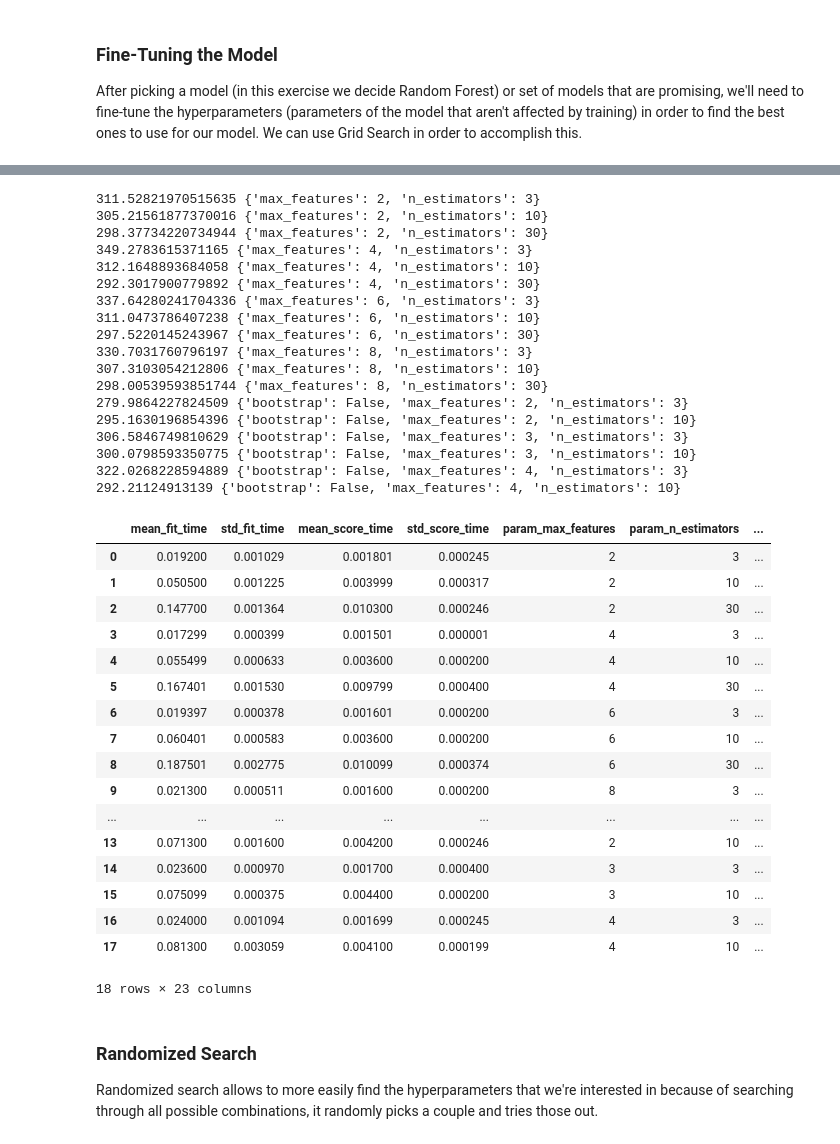
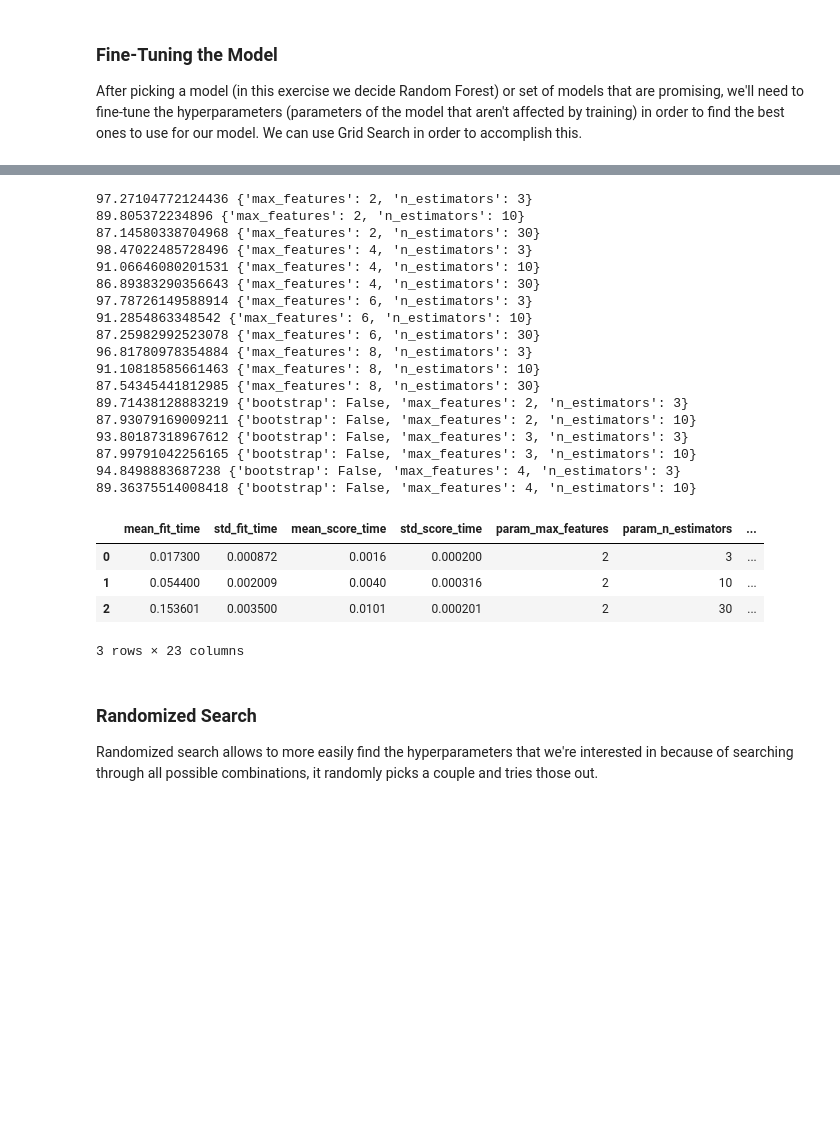
Before and after one commit to luiveldel/DataScientistCertificate--HousePricing, a Jupyter notebook: House Price Prediction Linear Regression.ipynb, the cells around one changed output, grey strips where cells are left out. Drawn from its saved outputs; the diff is of its cells as text; code cells hidden in the pictures; blank space fills up the shorter version.

```diff
--- a/House Price Prediction Linear Regression.ipynb
+++ b/House Price Prediction Linear Regression.ipynb
@@ -283,7 +280,7 @@ def preprocess(data):
 
   return ml_input_data
 # %%
-train_set, test_set, train_labels, test_labels, train, test = split_train_test(house_df)
+train_set, test_set, train_labels, test_labels, train, test, features = split_train_test(house_df)
 
 train_data = preprocess(train)
 test_data = preprocess(test)
@@ -345,3 +306,0 @@ Standard Deviation: 28673.0 and Mean: 9673.0
-# %%
-tree_reg = DecisionTreeRegressor(random_state=42)
-tree_reg.fit(train_data, train_labels)
@@ -376,3 +346,0 @@ Bunch of Decission Tree regressor. One of after another. True ML model.
-# %%
-forest_reg = RandomForestRegressor(n_estimators=100, random_state=42)
-forest_reg.fit(train_data, train_labels)
@@ -443,7 +393,7 @@ param_grid = [
 
 forest_reg = RandomForestRegressor(random_state=42)
 # train across 5 folds, that's a total of (12+6)*5=90 rounds of training
-grid_search = GridSearchCV(forest_reg, param_grid, cv=5, scoring='neg_mean_squared_error', return_train_score=True)
+grid_search = GridSearchCV(forest_reg, param_grid, cv=5, scoring='neg_mean_absolute_error', return_train_score=True)
 grid_search.fit(train_data, train_labels)
 # %% [output]
 GridSearchCV(cv=5, estimator=RandomForestRegressor(random_state=42),
@@ -464,47 +413,34 @@ RandomForestRegressor(bootstrap=False, max_features=2, n_estimators=3,
 # %%
 cvres = grid_search.cv_results_
 for mean_score, params in zip(cvres["mean_test_score"], cvres["params"]):
-    print(np.sqrt(-mean_score), params)
+    print(-mean_score, params)
 # %% [output]
-311.52821970515635 {'max_features': 2, 'n_estimators': 3}
-305.21561877370016 {'max_features': 2, 'n_estimators': 10}
-298.37734220734944 {'max_features': 2, 'n_estimators': 30}
-349.2783615371165 {'max_features': 4, 'n_estimators': 3}
-312.1648893684058 {'max_features': 4, 'n_estimators': 10}
-292.3017900779892 {'max_features': 4, 'n_estimators': 30}
-337.64280241704336 {'max_features': 6, 'n_estimators': 3}
-311.0473786407238 {'max_features': 6, 'n_estimators': 10}
-297.5220145243967 {'max_features': 6, 'n_estimators': 30}
-330.7031760796197 {'max_features': 8, 'n_estimators': 3}
-307.3103054212806 {'max_features': 8, 'n_estimators': 10}
-298.00539593851744 {'max_features': 8, 'n_estimators': 30}
-279.9864227824509 {'bootstrap': False, 'max_features': 2, 'n_estimators': 3}
-295.1630196854396 {'bootstrap': False, 'max_features': 2, 'n_estimators': 10}
-306.5846749810629 {'bootstrap': False, 'max_features': 3, 'n_estimators': 3}
-300.0798593350775 {'bootstrap': False, 'max_features': 3, 'n_estimators': 10}
-322.0268228594889 {'bootstrap': False, 'max_features': 4, 'n_estimators': 3}
-292.21124913139 {'bootstrap': False, 'max_features': 4, 'n_estimators': 10}
+97.27104772124436 {'max_features': 2, 'n_estimators': 3}
+89.805372234896 {'max_features': 2, 'n_estimators': 10}
+87.14580338704968 {'max_features': 2, 'n_estimators': 30}
+98.47022485728496 {'max_features': 4, 'n_estimators': 3}
+91.06646080201531 {'max_features': 4, 'n_estimators': 10}
+86.89383290356643 {'max_features': 4, 'n_estimators': 30}
+97.78726149588914 {'max_features': 6, 'n_estimators': 3}
+91.2854863348542 {'max_features': 6, 'n_estimators': 10}
+87.25982992523078 {'max_features': 6, 'n_estimators': 30}
+96.81780978354884 {'max_features': 8, 'n_estimators': 3}
+91.10818585661463 {'max_features': 8, 'n_estimators': 10}
+87.54345441812985 {'max_features': 8, 'n_estimators': 30}
+89.71438128883219 {'bootstrap': False, 'max_features': 2, 'n_estimators': 3}
+87.93079169009211 {'bootstrap': False, 'max_features': 2, 'n_estimators': 10}
+93.80187318967612 {'bootstrap': False, 'max_features': 3, 'n_estimators': 3}
+87.99791042256165 {'bootstrap': False, 'max_features': 3, 'n_estimators': 10}
+94.8498883687238 {'bootstrap': False, 'max_features': 4, 'n_estimators': 3}
+89.36375514008418 {'bootstrap': False, 'max_features': 4, 'n_estimators': 10}
 # %%
-pd.DataFrame(grid_search.cv_results_)
+pd.DataFrame(grid_search.cv_results_).head(3)
 # %% [output]
 |  | mean_fit_time | std_fit_time | mean_score_time | std_score_time | param_max_features | param_n_estimators | ... |
-| 0 | 0.019200 | 0.001029 | 0.001801 | 0.000245 | 2 | 3 | ... |
-| 1 | 0.050500 | 0.001225 | 0.003999 | 0.000317 | 2 | 10 | ... |
-| 2 | 0.147700 | 0.001364 | 0.010300 | 0.000246 | 2 | 30 | ... |
-| 3 | 0.017299 | 0.000399 | 0.001501 | 0.000001 | 4 | 3 | ... |
-| 4 | 0.055499 | 0.000633 | 0.003600 | 0.000200 | 4 | 10 | ... |
-| 5 | 0.167401 | 0.001530 | 0.009799 | 0.000400 | 4 | 30 | ... |
-| 6 | 0.019397 | 0.000378 | 0.001601 | 0.000200 | 6 | 3 | ... |
-| 7 | 0.060401 | 0.000583 | 0.003600 | 0.000200 | 6 | 10 | ... |
-| 8 | 0.187501 | 0.002775 | 0.010099 | 0.000374 | 6 | 30 | ... |
-| 9 | 0.021300 | 0.000511 | 0.001600 | 0.000200 | 8 | 3 | ... |
-| ... | ... | ... | ... | ... | ... | ... | ... |
-| 13 | 0.071300 | 0.001600 | 0.004200 | 0.000246 | 2 | 10 | ... |
-| 14 | 0.023600 | 0.000970 | 0.001700 | 0.000400 | 3 | 3 | ... |
-| 15 | 0.075099 | 0.000375 | 0.004400 | 0.000200 | 3 | 10 | ... |
-| 16 | 0.024000 | 0.001094 | 0.001699 | 0.000245 | 4 | 3 | ... |
-| 17 | 0.081300 | 0.003059 | 0.004100 | 0.000199 | 4 | 10 | ... |
+| 0 | 0.017300 | 0.000872 | 0.0016 | 0.000200 | 2 | 3 | ... |
+| 1 | 0.054400 | 0.002009 | 0.0040 | 0.000316 | 2 | 10 | ... |
+| 2 | 0.153601 | 0.003500 | 0.0101 | 0.000201 | 2 | 30 | ... |
-18 rows × 23 columns
+3 rows × 23 columns
 # %% [markdown]
 ### Randomized Search
 Randomized search allows to more easily find the hyperparameters that we're interested in because of searching through all possible combinations, it randomly picks a couple and tries those out.
```
Also changed, not shown: parts of 43 cells of this notebook.
